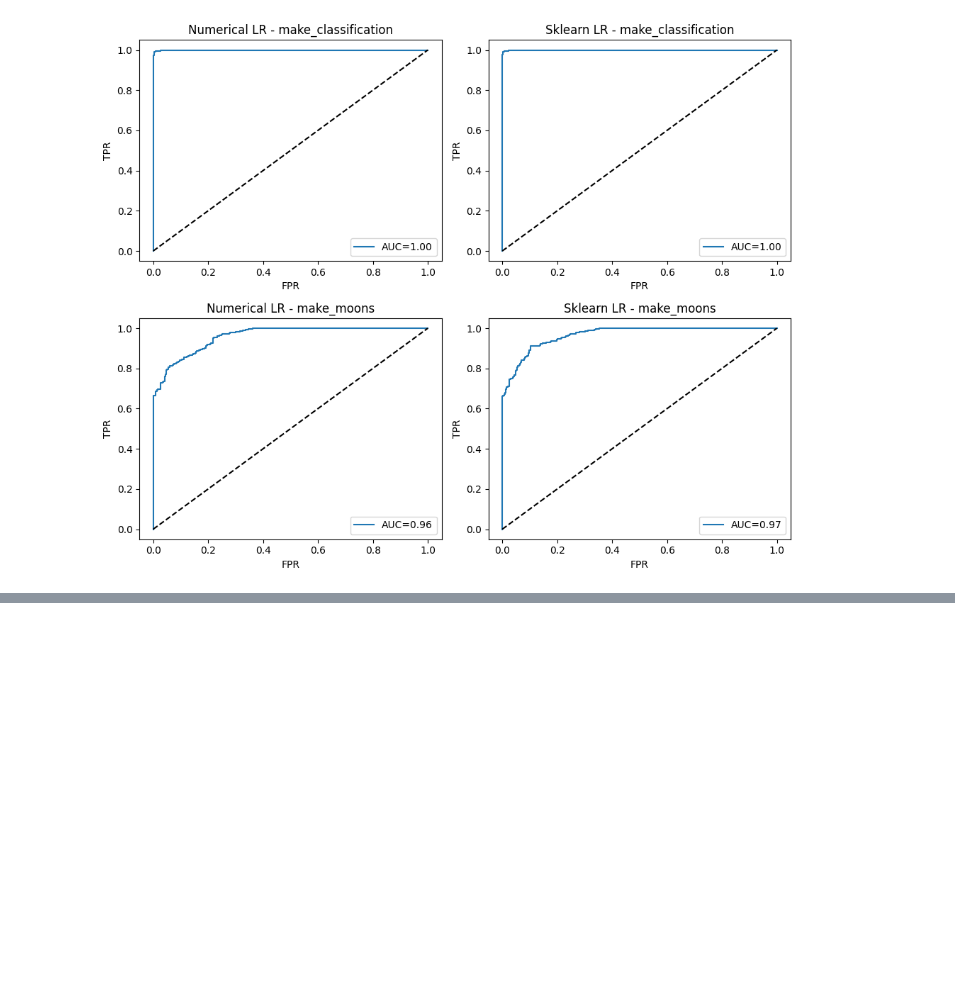
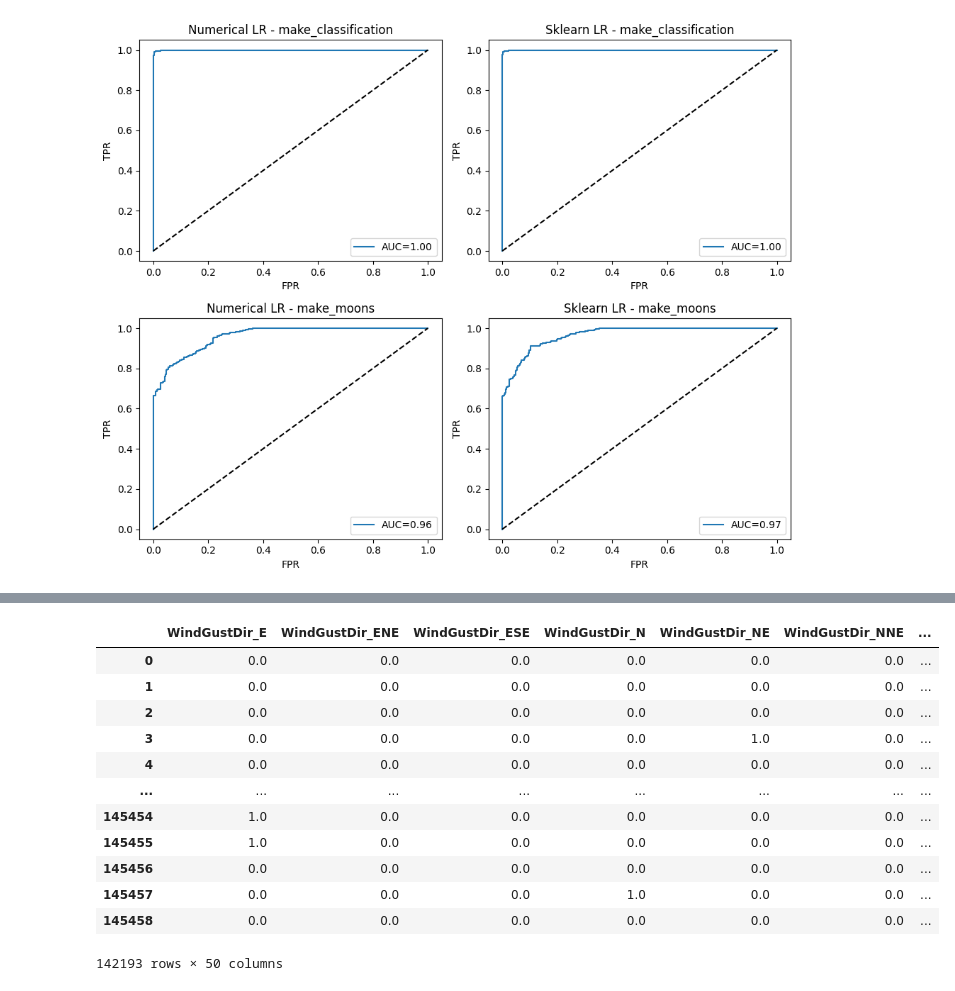
Before and after one commit to adamzsl/machine-learning, a Jupyter notebook: logistic_regression/logistic_regression.ipynb, the cells around one changed output, grey strips where cells are left out. Cells and saved outputs as stored; diff of their text form; code cells hidden in the pictures; blank space fills up the shorter version.

```diff
--- a/logistic_regression/logistic_regression.ipynb
+++ b/logistic_regression/logistic_regression.ipynb
@@ -338,0 +548,3 @@ plt.show()
+# %%
+X['Date'] = pd.to_datetime(X['Date'], format='%Y-%m-%d')
+X['Date'][:5]
@@ -338,0 +634,22 @@ plt.show()
+# %%
+cols_to_encode = [col for col in cat_cols if col != 'Location']
+
+ohe = OneHotEncoder(handle_unknown = 'error', sparse_output = False).set_output(transform='pandas')
+
+ohetransform = ohe.fit_transform(X[cols_to_encode])
+
+ohetransform
+# %% [output]
+|  | WindGustDir_E | WindGustDir_ENE | WindGustDir_ESE | WindGustDir_N | WindGustDir_NE | WindGustDir_NNE | ... |
+| 0 | 0.0 | 0.0 | 0.0 | 0.0 | 0.0 | 0.0 | ... |
+| 1 | 0.0 | 0.0 | 0.0 | 0.0 | 0.0 | 0.0 | ... |
+| 2 | 0.0 | 0.0 | 0.0 | 0.0 | 0.0 | 0.0 | ... |
+| 3 | 0.0 | 0.0 | 0.0 | 0.0 | 1.0 | 0.0 | ... |
+| 4 | 0.0 | 0.0 | 0.0 | 0.0 | 0.0 | 0.0 | ... |
+| ... | ... | ... | ... | ... | ... | ... | ... |
+| 145454 | 1.0 | 0.0 | 0.0 | 0.0 | 0.0 | 0.0 | ... |
+| 145455 | 1.0 | 0.0 | 0.0 | 0.0 | 0.0 | 0.0 | ... |
+| 145456 | 0.0 | 0.0 | 0.0 | 0.0 | 0.0 | 0.0 | ... |
+| 145457 | 0.0 | 0.0 | 0.0 | 1.0 | 0.0 | 0.0 | ... |
+| 145458 | 0.0 | 0.0 | 0.0 | 0.0 | 0.0 | 0.0 | ... |
+142193 rows × 50 columns
```
Also changed, not shown: parts of 38 cells of this notebook, 1 other file.
